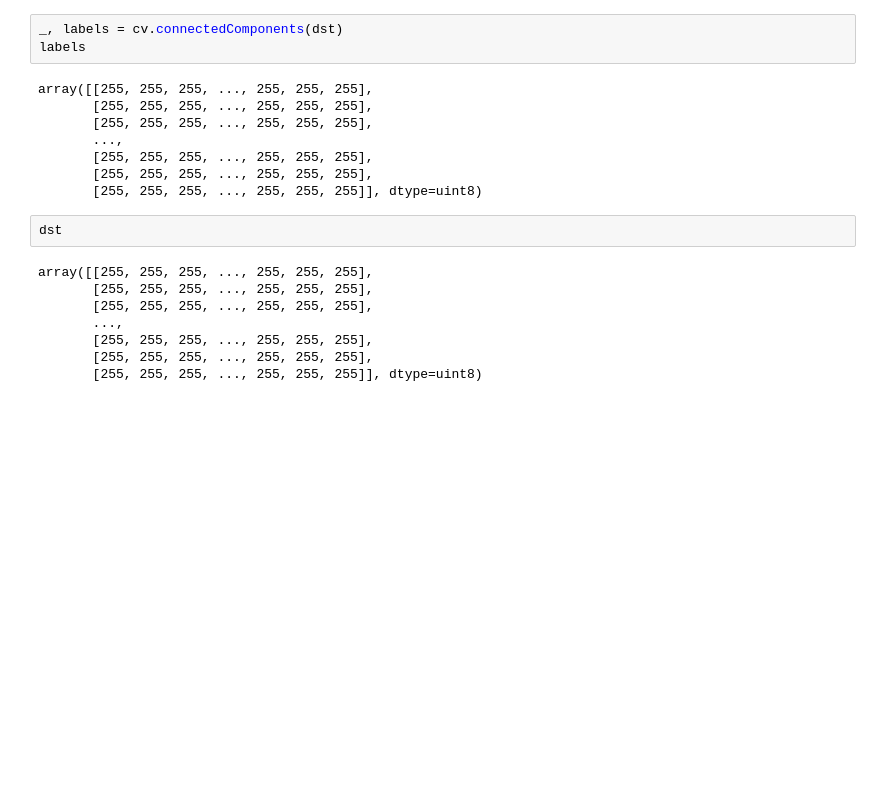
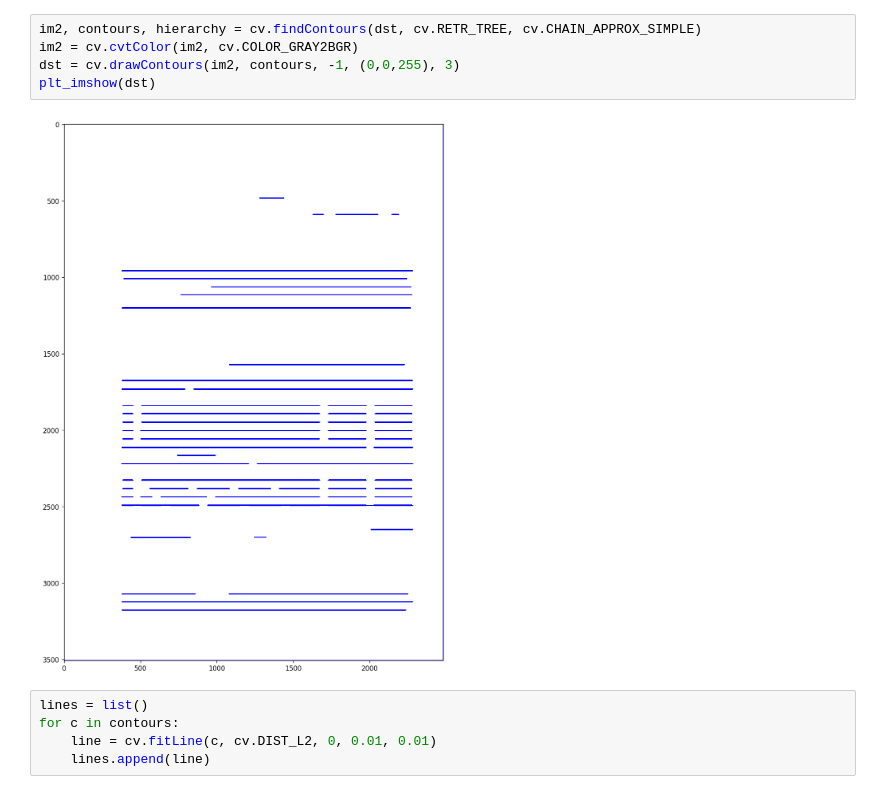
Before and after one commit to WinterSchool2018/Document-Image-Classification, a Jupyter notebook: notebooks/rotate_morphology.ipynb, the cells around one changed output. Saved outputs shown, nothing was run; the diff lists cells and outputs as text; blank space fills up the shorter version.

```diff
--- a/notebooks/rotate_morphology.ipynb
+++ b/notebooks/rotate_morphology.ipynb
@@ -39,21 +39,12 @@ plt_imshow(dst)
-# %%
-_, labels = cv.connectedComponents(dst)
-labels
-# %% [output]
-array([[255, 255, 255, ..., 255, 255, 255],
-       [255, 255, 255, ..., 255, 255, 255],
-       [255, 255, 255, ..., 255, 255, 255],
-       ...,
-       [255, 255, 255, ..., 255, 255, 255],
-       [255, 255, 255, ..., 255, 255, 255],
-       [255, 255, 255, ..., 255, 255, 255]], dtype=uint8)
-# %%
-dst
-# %% [output]
-array([[255, 255, 255, ..., 255, 255, 255],
-       [255, 255, 255, ..., 255, 255, 255],
-       [255, 255, 255, ..., 255, 255, 255],
-       ...,
-       [255, 255, 255, ..., 255, 255, 255],
-       [255, 255, 255, ..., 255, 255, 255],
-       [255, 255, 255, ..., 255, 255, 255]], dtype=uint8)
+# %%
+im2, contours, hierarchy = cv.findContours(dst, cv.RETR_TREE, cv.CHAIN_APPROX_SIMPLE)
+im2 = cv.cvtColor(im2, cv.COLOR_GRAY2BGR)
+dst = cv.drawContours(im2, contours, -1, (0,0,255), 3)
+plt_imshow(dst)
+# %% [output]
+[figure, added]
+# %%
+lines = list()
+for c in contours:
+    line = cv.fitLine(c, cv.DIST_L2, 0, 0.01, 0.01)
+    lines.append(line)
```
Also changed, not shown: parts of 4 cells of this notebook.
